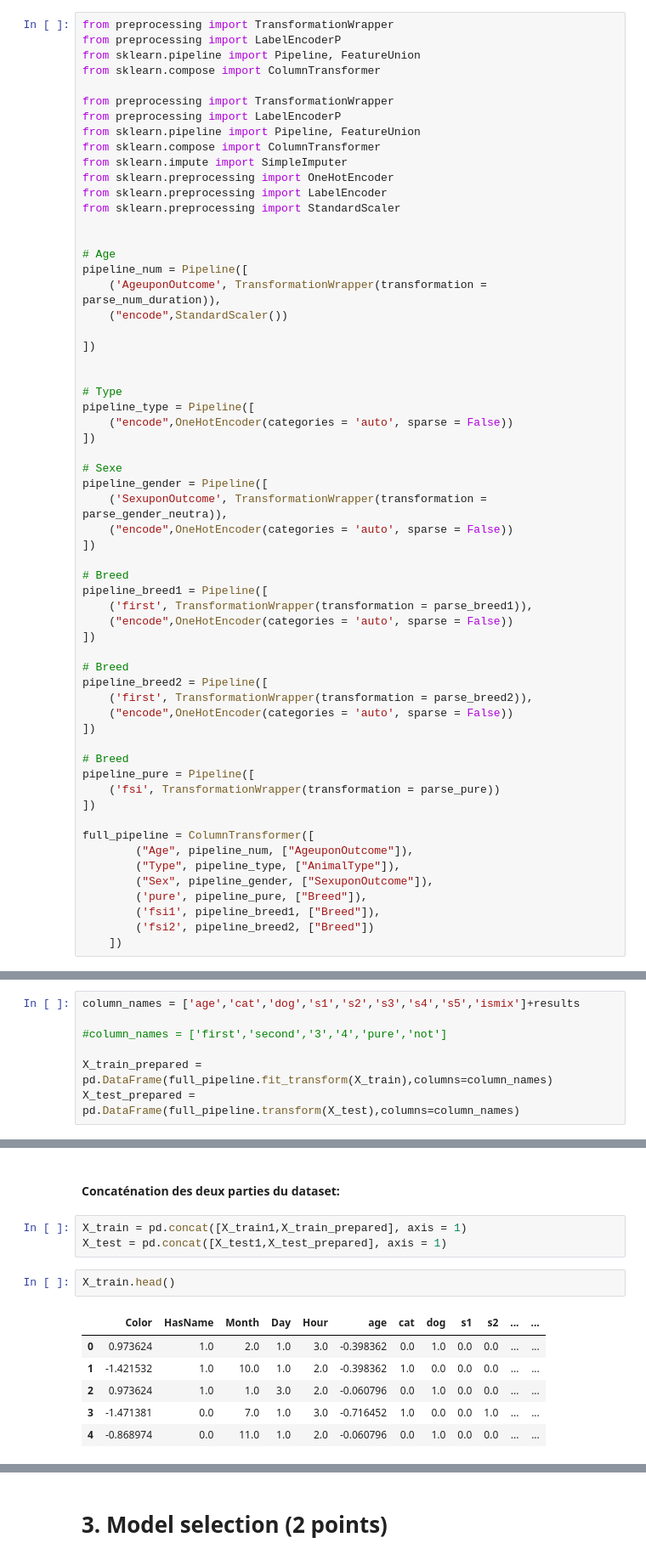
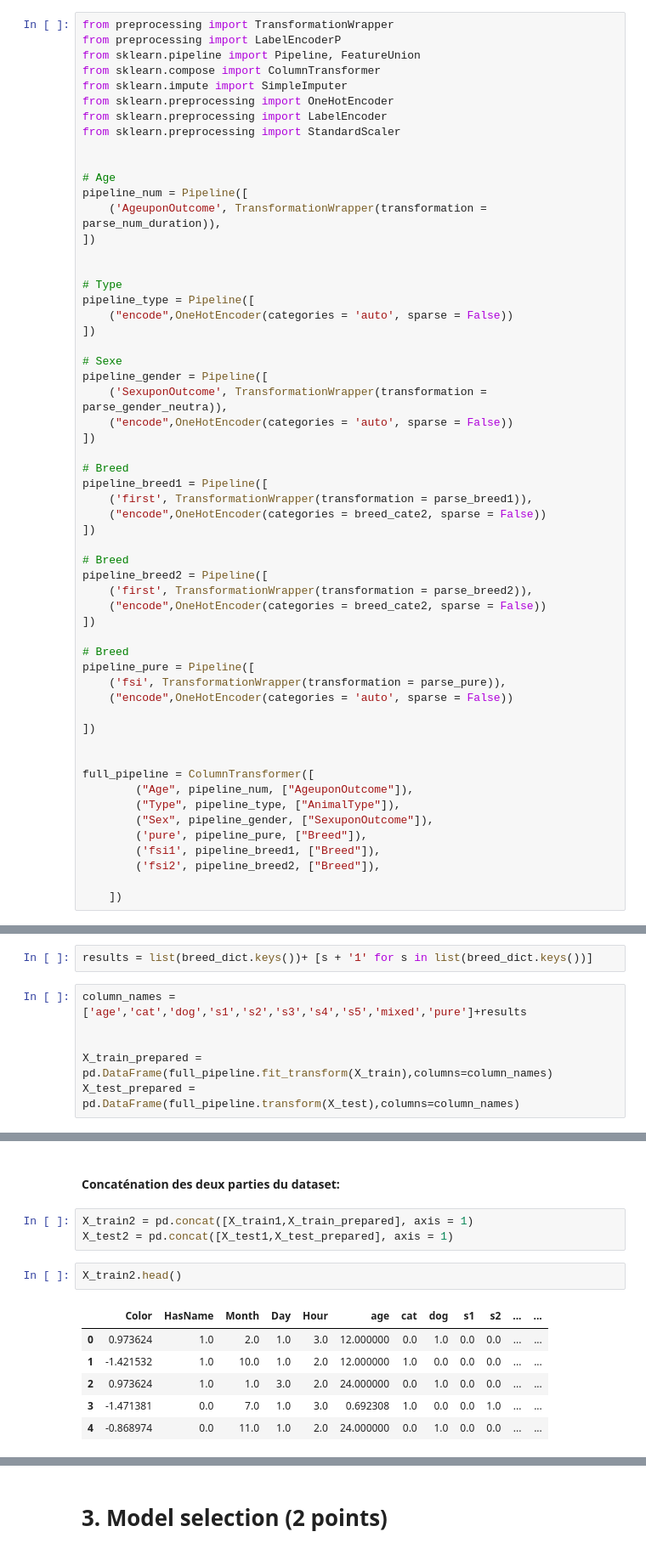
Before and after one commit to olivierp9/AI, a Jupyter notebook: TP3/TP3_FR.ipynb, the cells around one changed output, grey strips where cells are left out. Shown at 85% size. Saved outputs shown, nothing was run; the diff lists cells and outputs as text.

```diff
--- a/TP3/TP3_FR.ipynb
+++ b/TP3/TP3_FR.ipynb
@@ -625,11 +629,6 @@ def parse_breed2(text):
 ### Pipeline
 **Question 15: Complétez pipeline ci-dessous (4 points)**
 # %%
-from preprocessing import TransformationWrapper
-from preprocessing import LabelEncoderP
-from sklearn.pipeline import Pipeline, FeatureUnion
-from sklearn.compose import ColumnTransformer
-
 from preprocessing import TransformationWrapper
 from preprocessing import LabelEncoderP
 from sklearn.pipeline import Pipeline, FeatureUnion
@@ -643,8 +642,6 @@ from sklearn.preprocessing import StandardScaler
 # Age
 pipeline_num = Pipeline([
     ('AgeuponOutcome', TransformationWrapper(transformation = parse_num_duration)),
-    ("encode",StandardScaler())
-
 ])
 
 
@@ -662,19 +659,22 @@ pipeline_gender = Pipeline([
 # Breed
 pipeline_breed1 = Pipeline([
     ('first', TransformationWrapper(transformation = parse_breed1)),
-    ("encode",OneHotEncoder(categories = 'auto', sparse = False))
+    ("encode",OneHotEncoder(categories = breed_cate2, sparse = False))
 ])
 
 # Breed
 pipeline_breed2 = Pipeline([
     ('first', TransformationWrapper(transformation = parse_breed2)),
-    ("encode",OneHotEncoder(categories = 'auto', sparse = False))
+    ("encode",OneHotEncoder(categories = breed_cate2, sparse = False))
 ])
 
 # Breed
 pipeline_pure = Pipeline([
-    ('fsi', TransformationWrapper(transformation = parse_pure))
+    ('fsi', TransformationWrapper(transformation = parse_pure)),
+    ("encode",OneHotEncoder(categories = 'auto', sparse = False))
+
 ])
+
 
 full_pipeline = ColumnTransformer([
         ("Age", pipeline_num, ["AgeuponOutcome"]),
@@ -682,7 +682,8 @@ full_pipeline = ColumnTransformer([
         ("Sex", pipeline_gender, ["SexuponOutcome"]),
         ('pure', pipeline_pure, ["Breed"]),
         ('fsi1', pipeline_breed1, ["Breed"]),
-        ('fsi2', pipeline_breed2, ["Breed"])
+        ('fsi2', pipeline_breed2, ["Breed"]),
+
     ])
 # %% [markdown]
 Lancez le pipeline
@@ -691,7 +692,8 @@ results = list(map(str, range(248)))
+# %%
+results = list(breed_dict.keys())+ [s + '1' for s in list(breed_dict.keys())]
 # %%
-column_names = ['age','cat','dog','s1','s2','s3','s4','s5','ismix']+results
+column_names = ['age','cat','dog','s1','s2','s3','s4','s5','mixed','pure']+results
 
-#column_names = ['first','second','3','4','pure','not']
 
 X_train_prepared = pd.DataFrame(full_pipeline.fit_transform(X_train),columns=column_names)
 X_test_prepared = pd.DataFrame(full_pipeline.transform(X_test),columns=column_names)
@@ -708,14 +720,14 @@ X_train_prepared.head()
 # %% [markdown]
 #### Concaténation des deux parties du dataset:
 # %%
-X_train = pd.concat([X_train1,X_train_prepared], axis = 1)
-X_test = pd.concat([X_test1,X_test_prepared], axis = 1)
+X_train2 = pd.concat([X_train1,X_train_prepared], axis = 1)
+X_test2 = pd.concat([X_test1,X_test_prepared], axis = 1)
 # %%
-X_train.head()
+X_train2.head()
 # %% [output]
 |  | Color | HasName | Month | Day | Hour | age | cat | dog | s1 | s2 | ... | ... |
-| 0 | 0.973624 | 1.0 | 2.0 | 1.0 | 3.0 | -0.398362 | 0.0 | 1.0 | 0.0 | 0.0 | ... | ... |
-| 1 | -1.421532 | 1.0 | 10.0 | 1.0 | 2.0 | -0.398362 | 1.0 | 0.0 | 0.0 | 0.0 | ... | ... |
-| 2 | 0.973624 | 1.0 | 1.0 | 3.0 | 2.0 | -0.060796 | 0.0 | 1.0 | 0.0 | 0.0 | ... | ... |
-| 3 | -1.471381 | 0.0 | 7.0 | 1.0 | 3.0 | -0.716452 | 1.0 | 0.0 | 0.0 | 1.0 | ... | ... |
-| 4 | -0.868974 | 0.0 | 11.0 | 1.0 | 2.0 | -0.060796 | 0.0 | 1.0 | 0.0 | 0.0 | ... | ... |
+| 0 | 0.973624 | 1.0 | 2.0 | 1.0 | 3.0 | 12.000000 | 0.0 | 1.0 | 0.0 | 0.0 | ... | ... |
+| 1 | -1.421532 | 1.0 | 10.0 | 1.0 | 2.0 | 12.000000 | 1.0 | 0.0 | 0.0 | 0.0 | ... | ... |
+| 2 | 0.973624 | 1.0 | 1.0 | 3.0 | 2.0 | 24.000000 | 0.0 | 1.0 | 0.0 | 0.0 | ... | ... |
+| 3 | -1.471381 | 0.0 | 7.0 | 1.0 | 3.0 | 0.692308 | 1.0 | 0.0 | 0.0 | 1.0 | ... | ... |
+| 4 | -0.868974 | 0.0 | 11.0 | 1.0 | 2.0 | 24.000000 | 0.0 | 1.0 | 0.0 | 0.0 | ... | ... |
```
Also changed, not shown: parts of 45 cells of this notebook, 1 other file.
